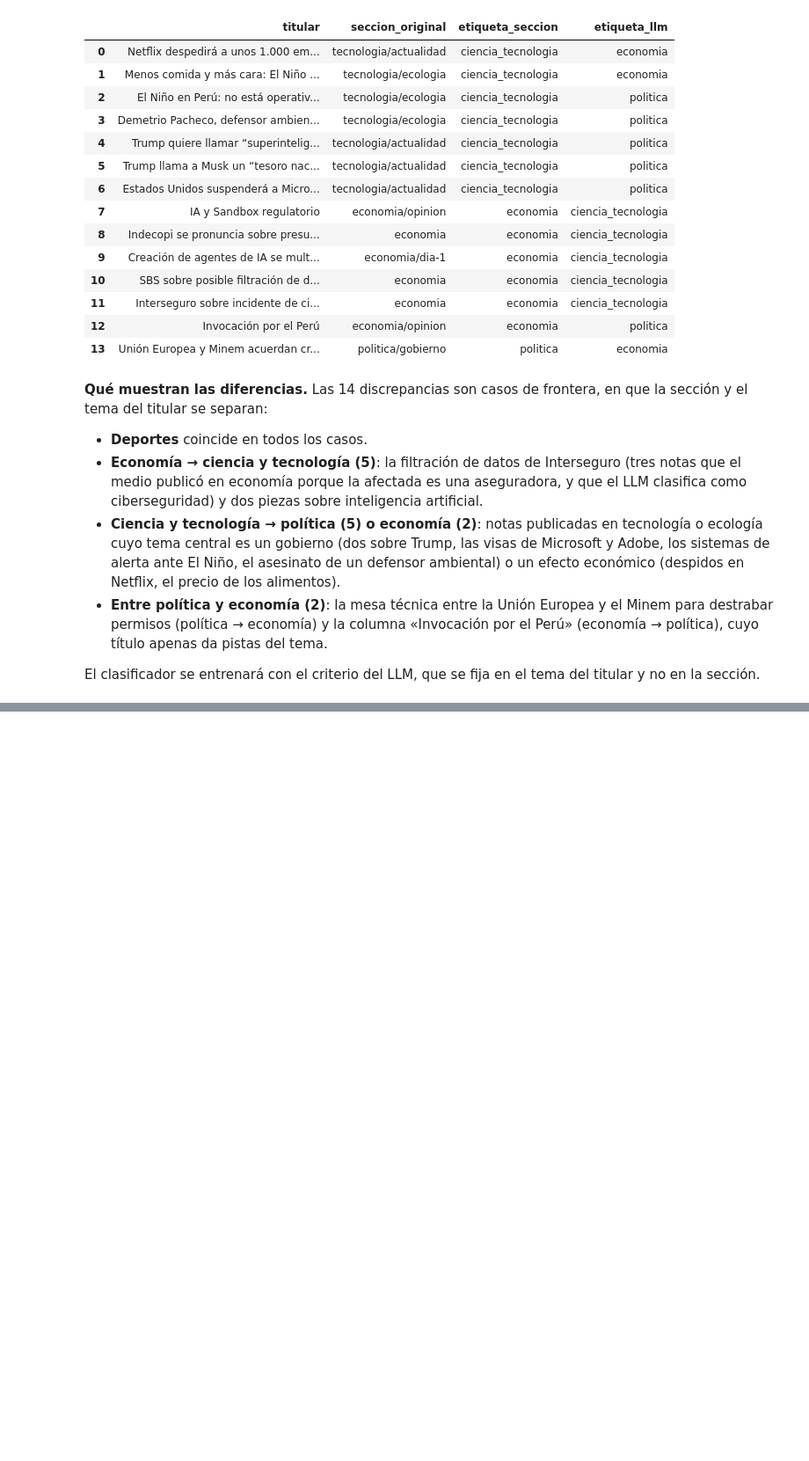
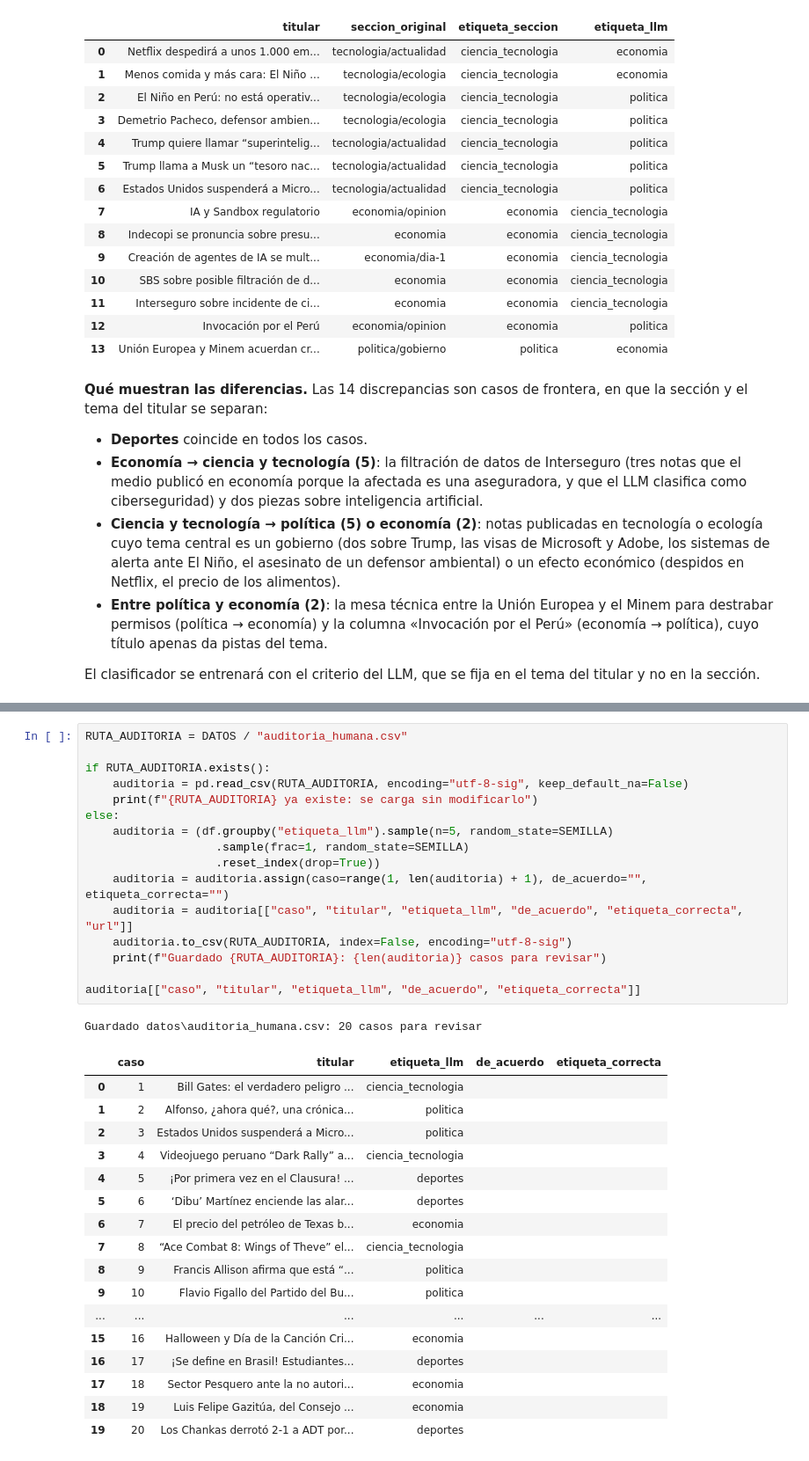
Before and after one commit to RenatoGates/python-intermedio-QLAB, a Jupyter notebook: tarea_1/02_clasificacion.ipynb, the cells around one changed output, grey strips where cells are left out. Shown at 88% size. Cells and saved outputs as stored; diff of their text form; blank space fills up the shorter version.

```diff
--- a/tarea_1/02_clasificacion.ipynb
+++ b/tarea_1/02_clasificacion.ipynb
@@ -144,0 +158,35 @@ El clasificador se entrenará con el criterio del LLM, que se fija en el tema de
+# %%
+RUTA_AUDITORIA = DATOS / "auditoria_humana.csv"
+
+if RUTA_AUDITORIA.exists():
+    auditoria = pd.read_csv(RUTA_AUDITORIA, encoding="utf-8-sig", keep_default_na=False)
+    print(f"{RUTA_AUDITORIA} ya existe: se carga sin modificarlo")
+else:
+    auditoria = (df.groupby("etiqueta_llm").sample(n=5, random_state=SEMILLA)
+                   .sample(frac=1, random_state=SEMILLA)
+                   .reset_index(drop=True))
+    auditoria = auditoria.assign(caso=range(1, len(auditoria) + 1), de_acuerdo="", etiqueta_correcta="")
+    auditoria = auditoria[["caso", "titular", "etiqueta_llm", "de_acuerdo", "etiqueta_correcta", "url"]]
+    auditoria.to_csv(RUTA_AUDITORIA, index=False, encoding="utf-8-sig")
+    print(f"Guardado {RUTA_AUDITORIA}: {len(auditoria)} casos para revisar")
+
+auditoria[["caso", "titular", "etiqueta_llm", "de_acuerdo", "etiqueta_correcta"]]
+# %% [output]
+Guardado datos\auditoria_humana.csv: 20 casos para revisar
+|  | caso | titular | etiqueta_llm | de_acuerdo | etiqueta_correcta |
+| 0 | 1 | Bill Gates: el verdadero peligro ... | ciencia_tecnologia |  |  |
+| 1 | 2 | Alfonso, ¿ahora qué?, una crónica... | politica |  |  |
+| 2 | 3 | Estados Unidos suspenderá a Micro... | politica |  |  |
+| 3 | 4 | Videojuego peruano “Dark Rally” a... | ciencia_tecnologia |  |  |
+| 4 | 5 | ¡Por primera vez en el Clausura! ... | deportes |  |  |
+| 5 | 6 | ‘Dibu’ Martínez enciende las alar... | deportes |  |  |
+| 6 | 7 | El precio del petróleo de Texas b... | economia |  |  |
+| 7 | 8 | “Ace Combat 8: Wings of Theve” el... | ciencia_tecnologia |  |  |
+| 8 | 9 | Francis Allison afirma que está “... | politica |  |  |
+| 9 | 10 | Flavio Figallo del Partido del Bu... | politica |  |  |
+| ... | ... | ... | ... | ... | ... |
+| 15 | 16 | Halloween y Día de la Canción Cri... | economia |  |  |
+| 16 | 17 | ¡Se define en Brasil! Estudiantes... | deportes |  |  |
+| 17 | 18 | Sector Pesquero ante la no autori... | economia |  |  |
+| 18 | 19 | Luis Felipe Gazitúa, del Consejo ... | economia |  |  |
+| 19 | 20 | Los Chankas derrotó 2-1 a ADT por... | deportes |  |  |
```
Also changed, not shown: parts of 1 cell of this notebook, 1 other file.
